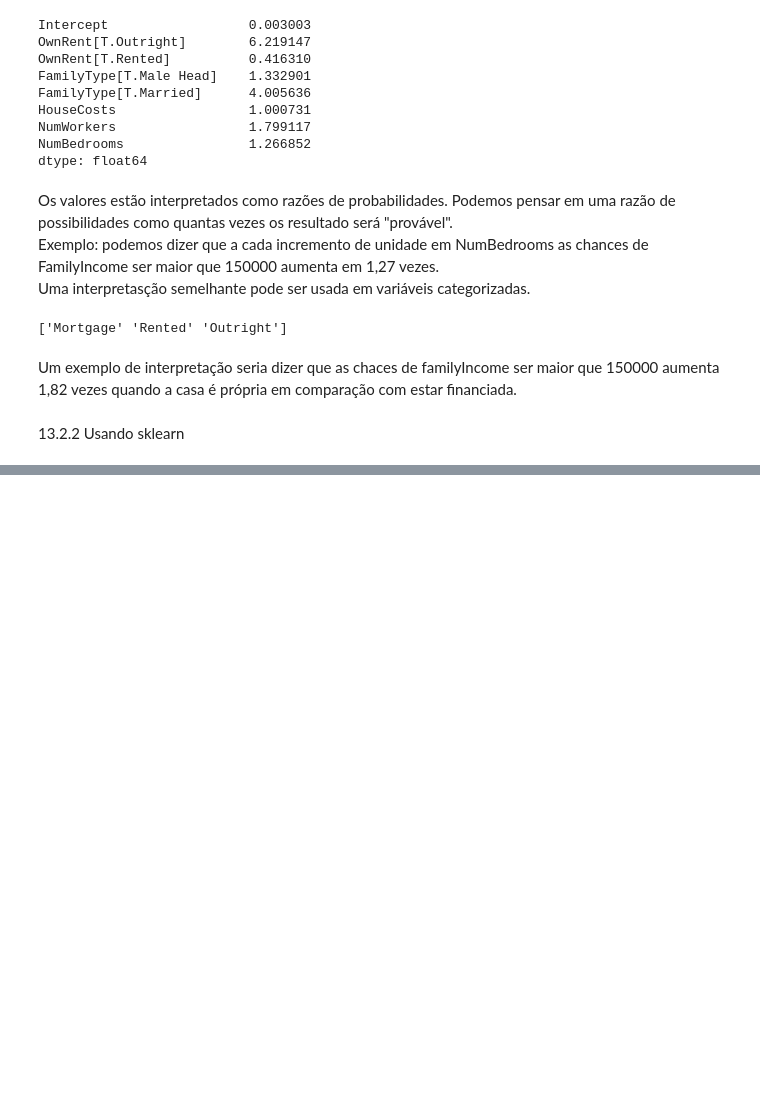
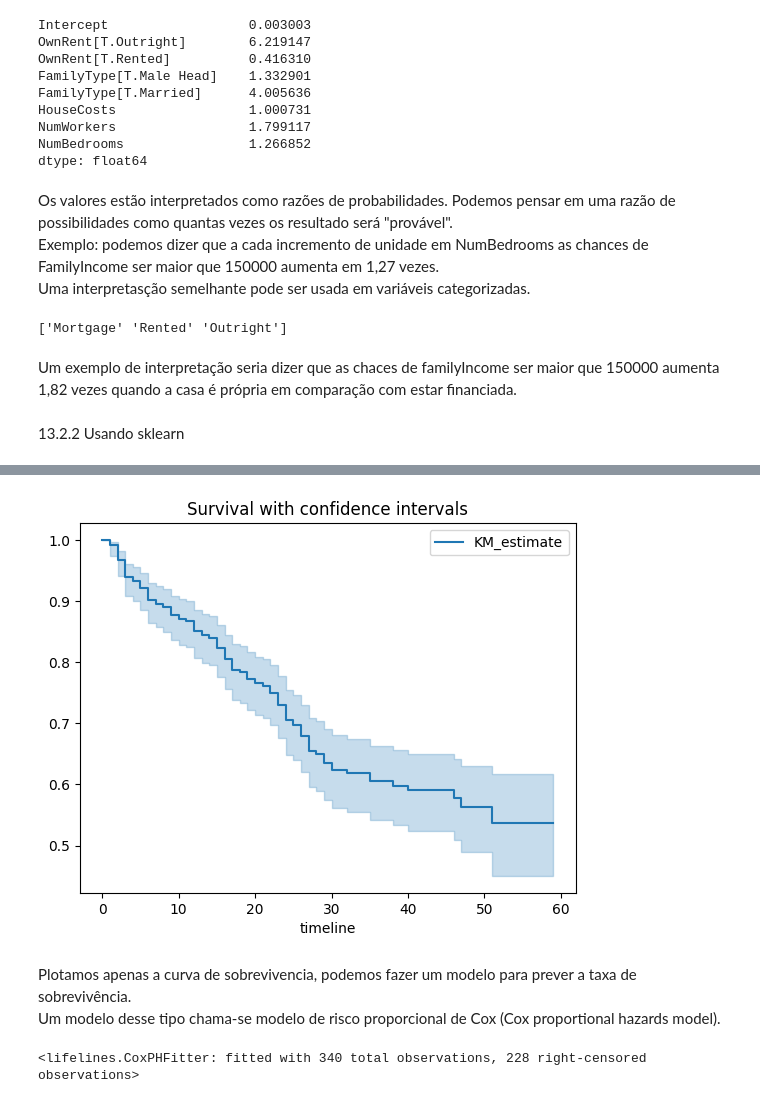
Before and after one commit to LuizGiehl/PFE_2, a Jupyter notebook: src/parteIV/cap13.ipynb, the cells around one changed output, grey strips where cells are left out. Cells and saved outputs as stored; diff of their text form; code cells hidden in the pictures; blank space fills up the shorter version.

```diff
--- a/src/parteIV/cap13.ipynb
+++ b/src/parteIV/cap13.ipynb
@@ -149,0 +378,12 @@ Um exemplo de interpretação seria dizer que as chaces de familyIncome ser maio
+# %%
+#podemos exibir o intervalo de confiança da nossa curva de sobrevivência
+
+fig, ax = plt.subplots()
+ax = kmf.plot(ax=ax)
+ax.set_title('Survival with confidence intervals')
+plt.show()
+# %% [output]
+[figure, added]
+# %% [markdown]
+Plotamos apenas a curva de sobrevivencia, podemos fazer um modelo para prever a taxa de sobrevivência.
+Um modelo desse tipo chama-se modelo de risco proporcional de Cox (Cox proportional hazards model).
@@ -149,0 +394,7 @@ Um exemplo de interpretação seria dizer que as chaces de familyIncome ser maio
+# %%
+#passamos então as colunas a serem usadas como preditoras
+cph_bladder_df = bladder[['rx', 'number', 'size',
+                          'enum', 'stop', 'event']]
+cph.fit(cph_bladder_df, duration_col='stop', event_col='event')
+# %% [output]
+<lifelines.CoxPHFitter: fitted with 340 total observations, 228 right-censored observations>
```
Also changed, not shown: parts of 43 cells of this notebook.
